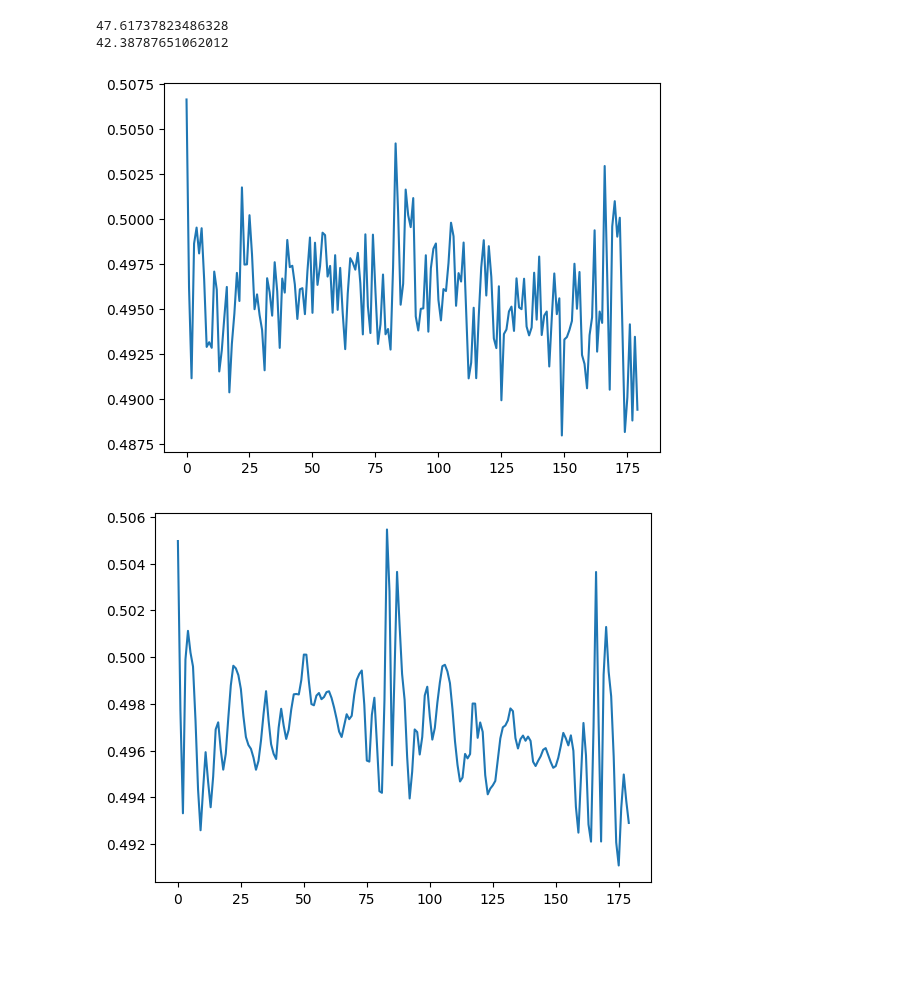
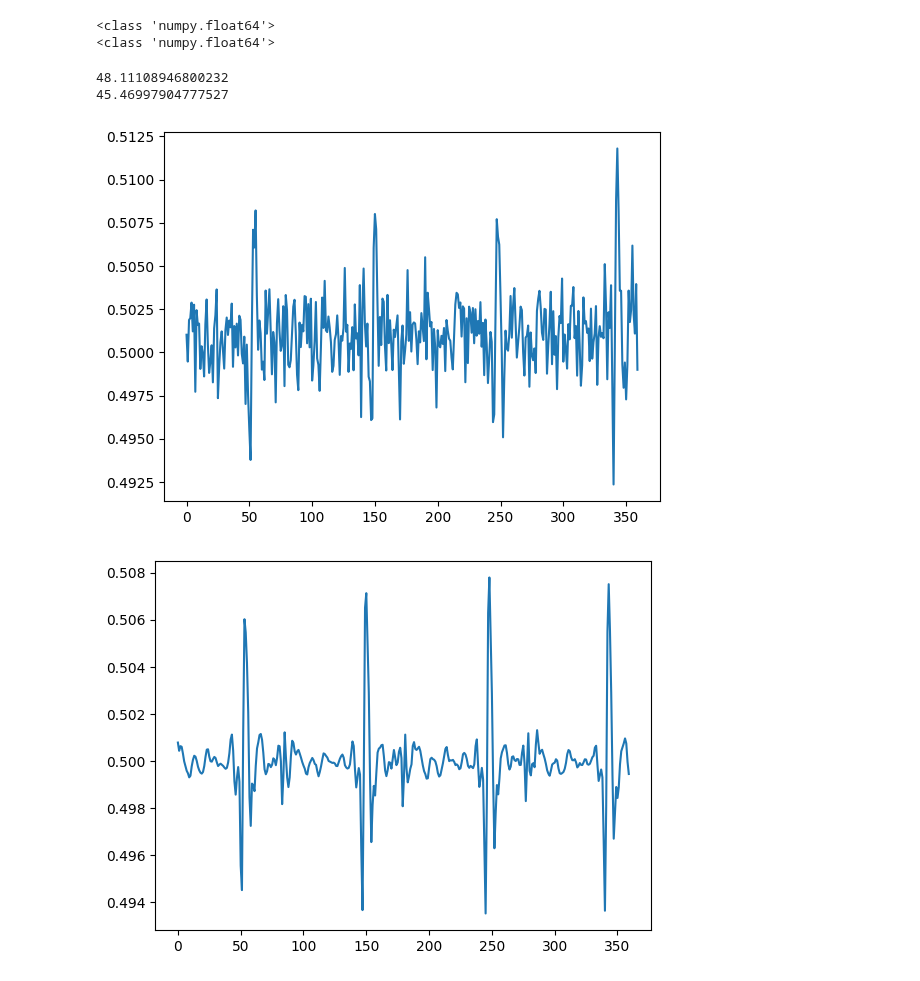
Before and after one commit to jonasburian/Bachelor-Thesis-Project, a Jupyter notebook: project.ipynb, the cells around one changed output. Saved outputs shown, nothing was run; the diff lists cells and outputs as text; code cells hidden in the pictures; blank space fills up the shorter version.

Commit message:
add meta parameter tuning

```diff
--- a/project.ipynb
+++ b/project.ipynb
@@ -101,6 +110,8 @@ class SCGData(Dataset):
 
         data = data.groupby((data.index - data.index[0]).total_seconds() * 1e3 // (segment_size_samples * 10)).agg(list)
         data = data[data['clean'].apply(lambda x: len(x) == segment_size_samples)]
+        data['clean'] = data['clean'].apply(lambda x: np.array(x))
+        data['noise'] = data['noise'].apply(lambda x: np.array(x))
 
         self.x_data = data.noise.values
         self.y_data = data.clean.values
@@ -295,27 +396,49 @@ epoch 50 / 50, step 1500 / 1714, loss = 0.0000
+# %%
+net = NeuralNetRegressor(DeNoise().to(device), max_epochs=100, lr=0.001, verbose=1)
+
+noise = dataset.x_data.reshape(-1, 1)
+clean = dataset.y_data.reshape(-1, 1)
+
+print(type(noise[0][0][0]))
+print(type(clean[0][0][0]))
+
+params = {
+    'lr': [0.001, 0.005, 0.01, 0.05, 0.1, 0.2, 0.3],
+    'max_epochs': list(range(500, 5500, 500))
+}
+gs = GridSearchCV(net, params, refit=False, scoring='r2', verbose=1, cv=10)
+# gs.fit(noise, clean)
+# %% [output]
+<class 'numpy.float64'>
+<class 'numpy.float64'>
 # %%
+#model = DeNoise().to(device)
+model.load_state_dict(torch.load('model.pth'))
+model.eval()
+
 with torch.no_grad():
 
     #denoised = denoise_wavelet(data.noise, method='BayesShrink', mode='soft', wavelet_levels=1, wavelet='sym8', rescale_sigma='True')
 
-    noise = dataset[2][0].view(1, segment_size_samples).to(device)
-    clean = dataset[2][1].view(1, segment_size_samples).to(device)
+    noise = dataset[100][0].view(1, 1, segment_size_samples).to(device)
+    clean = dataset[100][1].view(1, 1, segment_size_samples).to(device)
 
     predicted = model(noise).to('cpu').view(segment_size_samples).numpy()
     clean = clean.to('cpu').view(segment_size_samples).numpy()
     noise = noise.to('cpu').view(segment_size_samples).numpy()
 
     print(signaltonoise_dB(clean, noise))
     print(signaltonoise_dB(clean, predicted))
 
-    time = 180
+    time = 360
     plt.plot(range(time), noise[:time])
     plt.show()
     plt.plot(range(time), clean[:time])
     plt.show()
     plt.plot(range(time), predicted[:time])
     plt.show()
 # %% [output]
-47.61737823486328
-42.38787651062012
+48.11108946800232
+45.46997904777527
-[figure, old version]
+[figure, new version]
-[figure, old version]
+[figure, new version]
```
Also changed, not shown: parts of 10 cells of this notebook, 3 other files.
